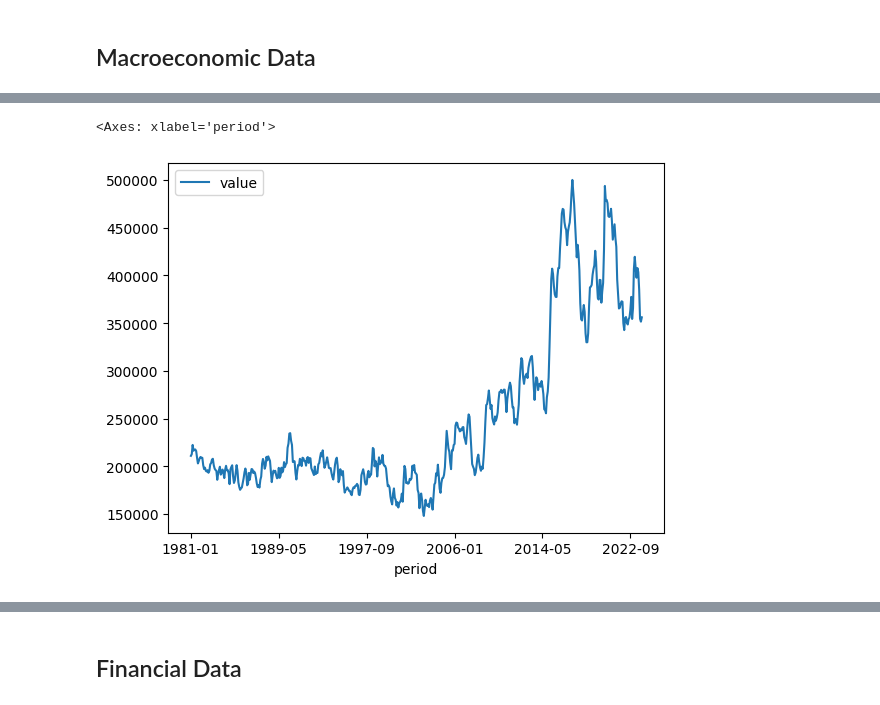
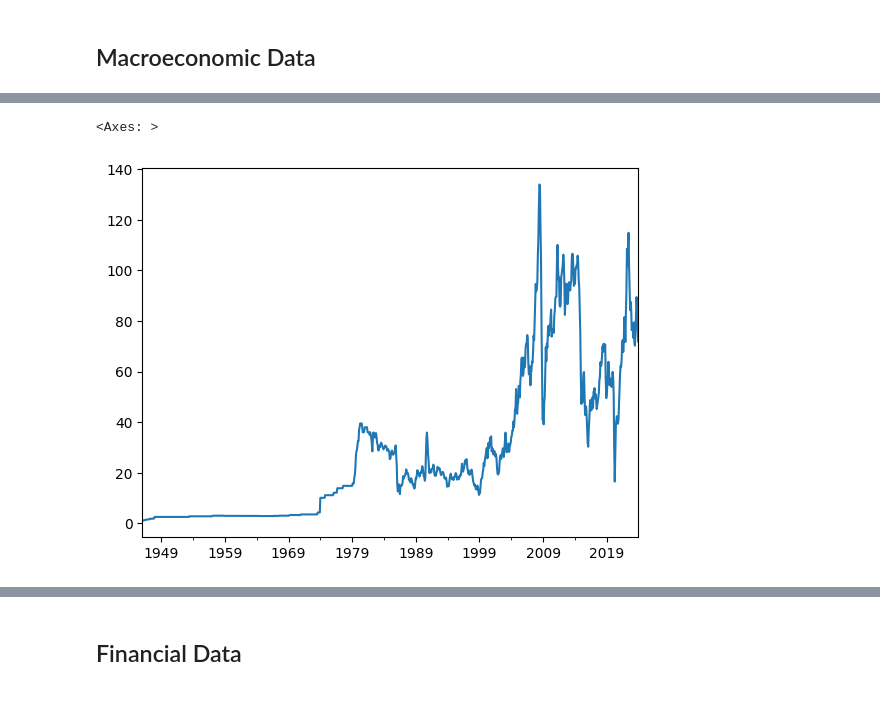
Before and after one commit to pankajti/qtw, a Jupyter notebook: Risk_GWP1.ipynb, the cells around one changed output, grey strips where cells are left out. Saved outputs shown, nothing was run; the diff lists cells and outputs as text; code cells hidden in the pictures.

```diff
--- a/Risk_GWP1.ipynb
+++ b/Risk_GWP1.ipynb
@@ -293,5 +136,14 @@ stock_data_df_shrt.head()
-# %%
-stock_data_df_shrt.groupby('period').sum().plot()
-# %% [output]
-<Axes: xlabel='period'>
-[figure, removed]
+# %%
+# FRED API key
+fred_key = r'484b16395bfa70e86d649f7d42dc1d4b'
+# Initiates a session with the FRED datacenter to recieve datasets
+fred = Fred(api_key=fred_key);
+# Retrieve data from FRED API
+fred_data = pd.DataFrame(fred.get_series('WTISPLC'), columns=['WTISPLC']);
+price = fred_data['WTISPLC']
+price_diff = price.diff()[1:];
+# %%
+price.plot()
+# %% [output]
+<Axes: >
+[figure, added]
```
Also changed, not shown: parts of 61 cells of this notebook.
